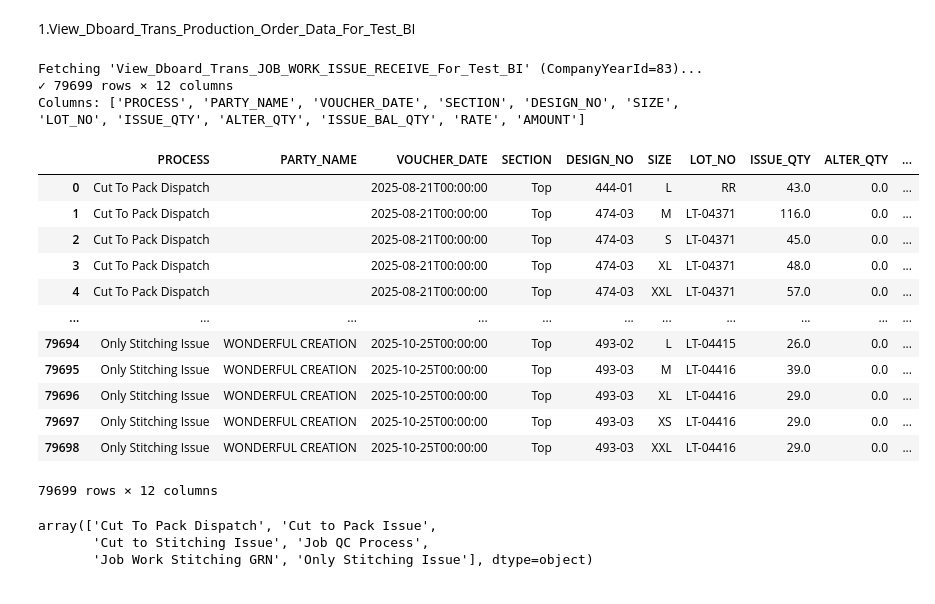
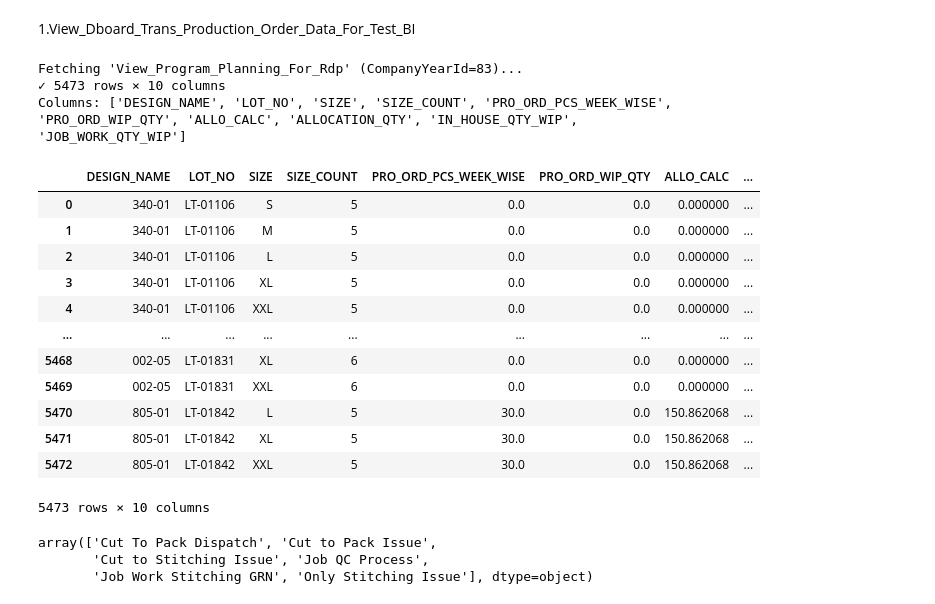
Before and after one commit to orlindatabase-lang/Demand-Forecasting, a Jupyter notebook: archive/sales_&_Master_Design_Wise_Fabric_Detail.ipynb, the cells around one changed output. Saved outputs shown, nothing was run; the diff lists cells and outputs as text; code cells hidden in the pictures.

```diff
--- a/archive/sales_&_Master_Design_Wise_Fabric_Detail.ipynb
+++ b/archive/sales_&_Master_Design_Wise_Fabric_Detail.ipynb
@@ -785,10 +803,10 @@ import requests
 from IPython.display import display
 
 # ── ERP API config ──────────────────────────────────────────────────────────
-ERP_URL = "http://190.92.175.131:8080/DigiBizzErpApi/api/UnknownCallerApi/GetPowerBiReports"
+ERP_URL = "http://195.250.31.101/DigiBizzErpApi/api/UnknownCallerApi/GetPowerBiReports"
 API_TOKEN = "aaaqqqwww111"
 COMPANY_YEAR_ID = "83"
-VIEW_NAME = "View_Dboard_Trans_JOB_WORK_ISSUE_RECEIVE_For_Test_BI"  # ← change as needed
+VIEW_NAME = "View_Program_Planning_For_Rdp"  # ← change as needed
 
 
 def fetch_view(view_name: str, company_year_id: str = COMPANY_YEAR_ID, timeout: int = 60) -> pd.DataFrame:
@@ -796,49 +814,49 @@ def fetch_view(view_name: str, company_year_id: str = COMPANY_YEAR_ID, timeout:
         "Report-Api-Token": API_TOKEN,
         "ViewName": view_name,
         "CompanyYearId": str(company_year_id),
         "Accept": "application/json",
     }
     print(f"Fetching '{view_name}' (CompanyYearId={company_year_id})...")
     try:
         r = requests.get(ERP_URL, headers=headers, timeout=timeout)
         r.raise_for_status()
     except (requests.ConnectionError, requests.Timeout, requests.HTTPError) as e:
         print(f"ERP error: {e}")
         return pd.DataFrame()
 
     try:
         data = r.json()
     except ValueError:
         print(f"Non-JSON response:\n{r.text[:300]}")
         return pd.DataFrame()
 
     df3 = pd.DataFrame(data)
     print(f"✓ {len(df3)} rows × {df3.shape[1]} columns")
     return df3
 
 
 df3 = fetch_view(VIEW_NAME)
 
 if not df3.empty:
     print("Columns:", list(df3.columns))
     display(df3)
 # %% [output]
-Fetching 'View_Dboard_Trans_JOB_WORK_ISSUE_RECEIVE_For_Test_BI' (CompanyYearId=83)...
-✓ 79699 rows × 12 columns
-Columns: ['PROCESS', 'PARTY_NAME', 'VOUCHER_DATE', 'SECTION', 'DESIGN_NO', 'SIZE', 'LOT_NO', 'ISSUE_QTY', 'ALTER_QTY', 'ISSUE_BAL_QTY', 'RATE', 'AMOUNT']
+Fetching 'View_Program_Planning_For_Rdp' (CompanyYearId=83)...
+✓ 5473 rows × 10 columns
+Columns: ['DESIGN_NAME', 'LOT_NO', 'SIZE', 'SIZE_COUNT', 'PRO_ORD_PCS_WEEK_WISE', 'PRO_ORD_WIP_QTY', 'ALLO_CALC', 'ALLOCATION_QTY', 'IN_HOUSE_QTY_WIP', 'JOB_WORK_QTY_WIP']
-|  | PROCESS | PARTY_NAME | VOUCHER_DATE | SECTION | DESIGN_NO | SIZE | LOT_NO | ISSUE_QTY | ALTER_QTY | ... |
-| 0 | Cut To Pack Dispatch |  | 2025-08-21T00:00:00 | Top | 444-01 | L | RR | 43.0 | 0.0 | ... |
-| 1 | Cut To Pack Dispatch |  | 2025-08-21T00:00:00 | Top | 474-03 | M | LT-04371 | 116.0 | 0.0 | ... |
-| 2 | Cut To Pack Dispatch |  | 2025-08-21T00:00:00 | Top | 474-03 | S | LT-04371 | 45.0 | 0.0 | ... |
-| 3 | Cut To Pack Dispatch |  | 2025-08-21T00:00:00 | Top | 474-03 | XL | LT-04371 | 48.0 | 0.0 | ... |
-| 4 | Cut To Pack Dispatch |  | 2025-08-21T00:00:00 | Top | 474-03 | XXL | LT-04371 | 57.0 | 0.0 | ... |
-| ... | ... | ... | ... | ... | ... | ... | ... | ... | ... | ... |
-| 79694 | Only Stitching Issue | WONDERFUL CREATION | 2025-10-25T00:00:00 | Top | 493-02 | L | LT-04415 | 26.0 | 0.0 | ... |
-| 79695 | Only Stitching Issue | WONDERFUL CREATION | 2025-10-25T00:00:00 | Top | 493-03 | M | LT-04416 | 39.0 | 0.0 | ... |
-| 79696 | Only Stitching Issue | WONDERFUL CREATION | 2025-10-25T00:00:00 | Top | 493-03 | XL | LT-04416 | 29.0 | 0.0 | ... |
-| 79697 | Only Stitching Issue | WONDERFUL CREATION | 2025-10-25T00:00:00 | Top | 493-03 | XS | LT-04416 | 29.0 | 0.0 | ... |
-| 79698 | Only Stitching Issue | WONDERFUL CREATION | 2025-10-25T00:00:00 | Top | 493-03 | XXL | LT-04416 | 29.0 | 0.0 | ... |
+|  | DESIGN_NAME | LOT_NO | SIZE | SIZE_COUNT | PRO_ORD_PCS_WEEK_WISE | PRO_ORD_WIP_QTY | ALLO_CALC | ... |
+| 0 | 340-01 | LT-01106 | S | 5 | 0.0 | 0.0 | 0.000000 | ... |
+| 1 | 340-01 | LT-01106 | M | 5 | 0.0 | 0.0 | 0.000000 | ... |
+| 2 | 340-01 | LT-01106 | L | 5 | 0.0 | 0.0 | 0.000000 | ... |
+| 3 | 340-01 | LT-01106 | XL | 5 | 0.0 | 0.0 | 0.000000 | ... |
+| 4 | 340-01 | LT-01106 | XXL | 5 | 0.0 | 0.0 | 0.000000 | ... |
+| ... | ... | ... | ... | ... | ... | ... | ... | ... |
+| 5468 | 002-05 | LT-01831 | XL | 6 | 0.0 | 0.0 | 0.000000 | ... |
+| 5469 | 002-05 | LT-01831 | XXL | 6 | 0.0 | 0.0 | 0.000000 | ... |
+| 5470 | 805-01 | LT-01842 | L | 5 | 30.0 | 0.0 | 150.862068 | ... |
+| 5471 | 805-01 | LT-01842 | XL | 5 | 30.0 | 0.0 | 150.862068 | ... |
+| 5472 | 805-01 | LT-01842 | XXL | 5 | 30.0 | 0.0 | 150.862068 | ... |
-79699 rows × 12 columns
+5473 rows × 10 columns
 # %%
 df3["PROCESS"].unique()
 # %% [output]
```
Also changed, not shown: parts of 3 cells of this notebook, 9 other files.
